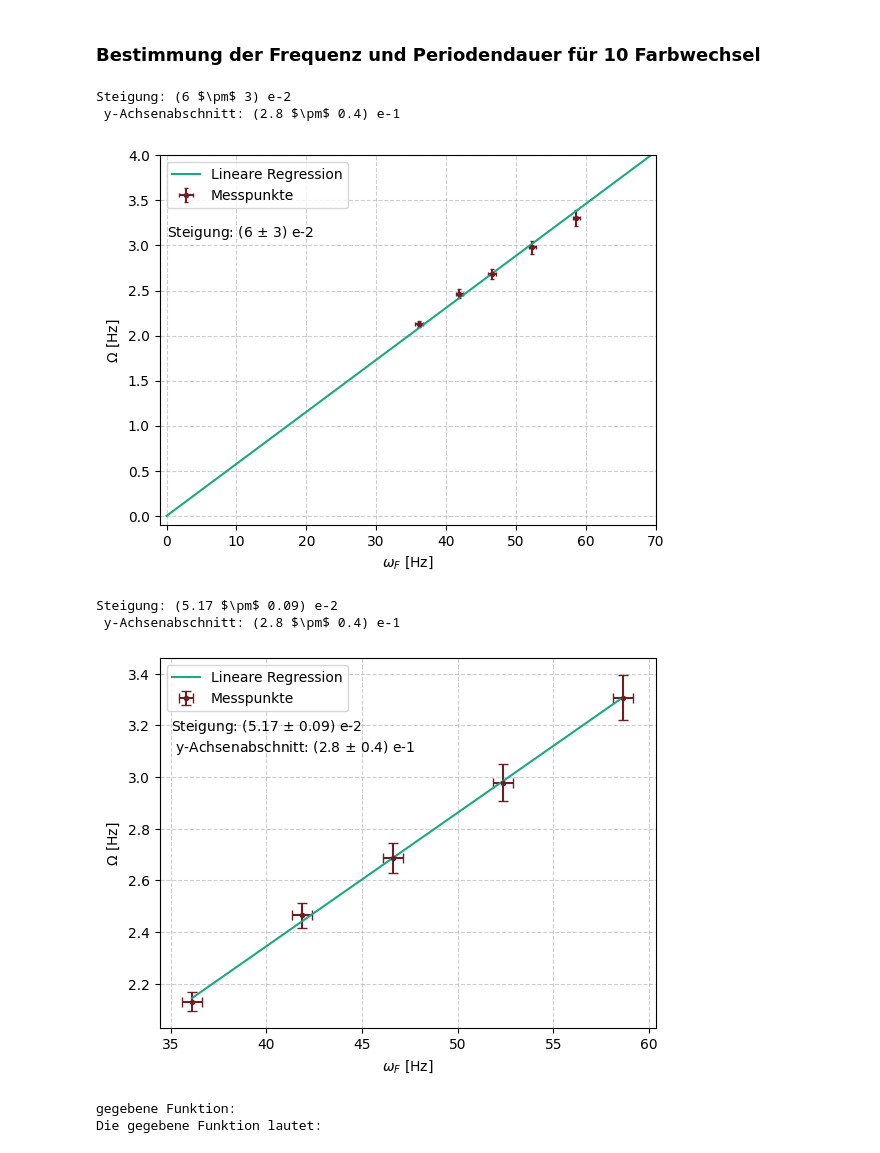
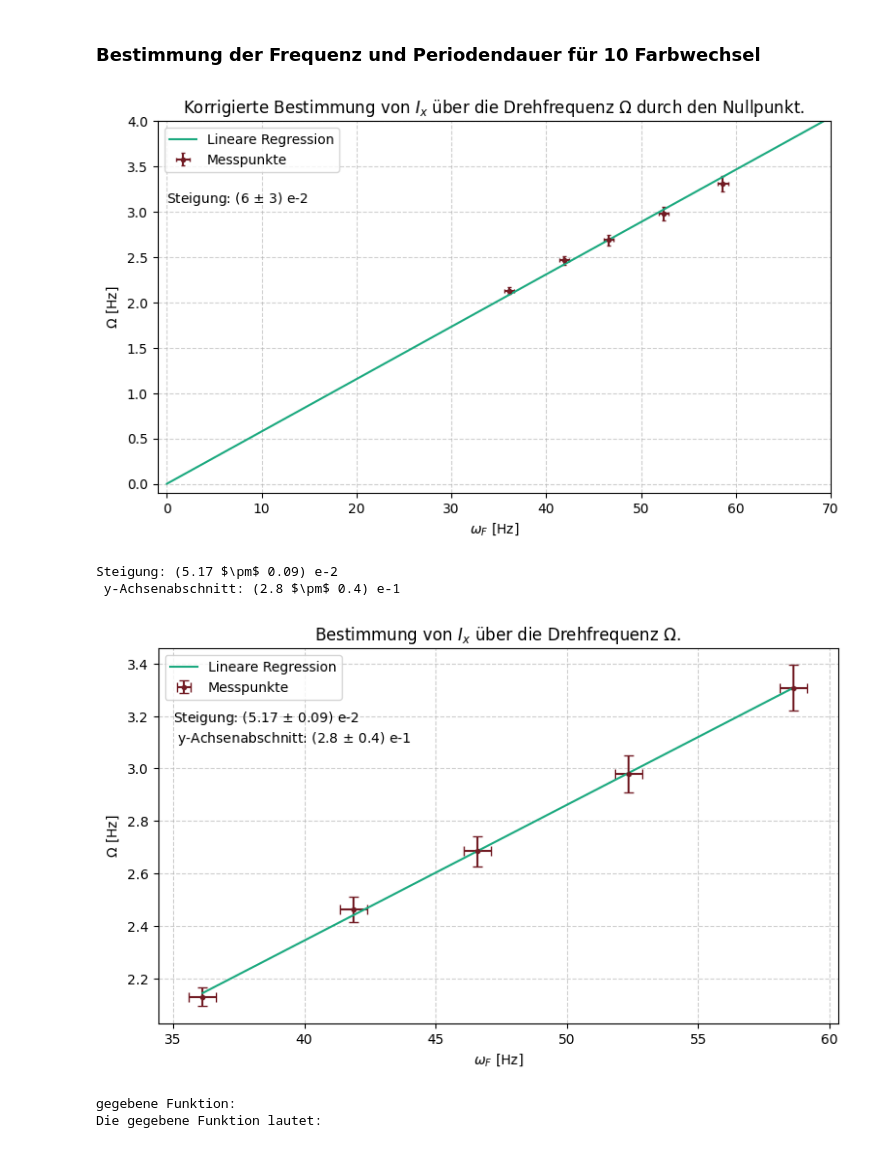
Before and after one commit to FinnZeumer/PAP-2, a Jupyter notebook: Versuche/213/Python/V213.ipynb, the cells around one changed output. Cells and saved outputs as stored; diff of their text form; code cells hidden in the pictures.

```diff
--- a/Versuche/213/Python/V213.ipynb
+++ b/Versuche/213/Python/V213.ipynb
@@ -1421,42 +1429,42 @@ popt, pcov = curve_fit(linear, omega_f, omega_cap, sigma=omega_cap, absolute_sig
 steig = round_sig_digs(popt[0], np.sqrt(pcov[0,0]))
 # absch = round_sig_digs(popt[1], np.sqrt(pcov[1,1]))
 
-print(f"Steigung: {steig[2]} \n", f"y-Achsenabschnitt: {absch[2]}")
+# print(f"Steigung: {steig[2]} \n", f"y-Achsenabschnitt: {absch[2]}")
+
+plt.figure(figsize=(9,5))
 
 plt.xlim([-1, 70])
 plt.ylim([-0.1, 4])
 
 plt.errorbar(
     omega_f,
     omega_cap,
     err_omega_cap,
     err_omega_f,
     fmt='.',
     color=weinrot,
     capsize=1.5,
     label="Messpunkte")
 
 plt.plot(
     x,
     linear(x,*popt),
     color=hellgruen,
     label="Lineare Regression")
 
 
 plt.xlabel('$\\omega_F \\ [\\mathrm{Hz}]$')
 plt.ylabel('$\\Omega \\ [\\mathrm{Hz}]$')
-plt.title('')
+plt.title(r'Korrigierte Bestimmung von $I_x$ über die Drehfrequenz $\Omega$ durch den Nullpunkt.')
 plt.grid(True, which="both", linestyle="--", alpha=0.6)
 plt.legend()
 # plt.text(340, 3, f"Steigung: {steig[0]} $\\pm$ {steig[1]} \n y-Achsenabschnitt: {absch[0]} $\\pm$ {absch[1]}")
 plt.text(0, 3.1, f"Steigung: {steig[2]}")
 
 plt.savefig(f'{pfad}Omega_gegen_omegaF{aufgabe}.pdf')
 plt.show()
 # %% [output]
-Steigung: (6 $\pm$ 3) e-2
- y-Achsenabschnitt: (2.8 $\pm$ 0.4) e-1
-[figure, old version]
+[figure, new version]
 # %%
 aufgabe = "5_alt"
 pfad = "../img/"
@@ -1497,6 +1505,8 @@ absch = round_sig_digs(popt[1], np.sqrt(pcov[1,1]))
 print(f"Steigung: {steig[2]} \n", f"y-Achsenabschnitt: {absch[2]}")
 
 
+plt.figure(figsize=(9,5))
+
 plt.errorbar(
     omega_f,
     omega,
@@ -1516,17 +1526,18 @@ plt.plot(
 
 plt.xlabel('$\\omega_F \\ [\\mathrm{Hz}]$')
 plt.ylabel('$\\Omega \\ [\\mathrm{Hz}]$')
-plt.title('')
+plt.title(r'Bestimmung von $I_x$ über die Drehfrequenz $\Omega$.')
 plt.grid(True, which="both", linestyle="--", alpha=0.6)
 plt.legend()
 # plt.text(340, 3, f"Steigung: {steig[0]} $\\pm$ {steig[1]} \n y-Achsenabschnitt: {absch[0]} $\\pm$ {absch[1]}")
 plt.text(35, 3.1, f"Steigung: {steig[2]} \n y-Achsenabschnitt: {absch[2]}")
 
+plt.savefig(f'{pfad}Omega_gegen_omegaF{aufgabe}.pdf')
 plt.show()
 # %% [output]
 Steigung: (5.17 $\pm$ 0.09) e-2
  y-Achsenabschnitt: (2.8 $\pm$ 0.4) e-1
-[figure, old version]
+[figure, new version]
 # %%
 Iz_s, steig_sym = sp.symbols('I_z, \\left(\\frac{\\Omega}{\\omega_F}\\right)')
 params = [Iz_s, steig_sym]
```
Also changed, not shown: parts of 5 cells of this notebook, 32 other files.
